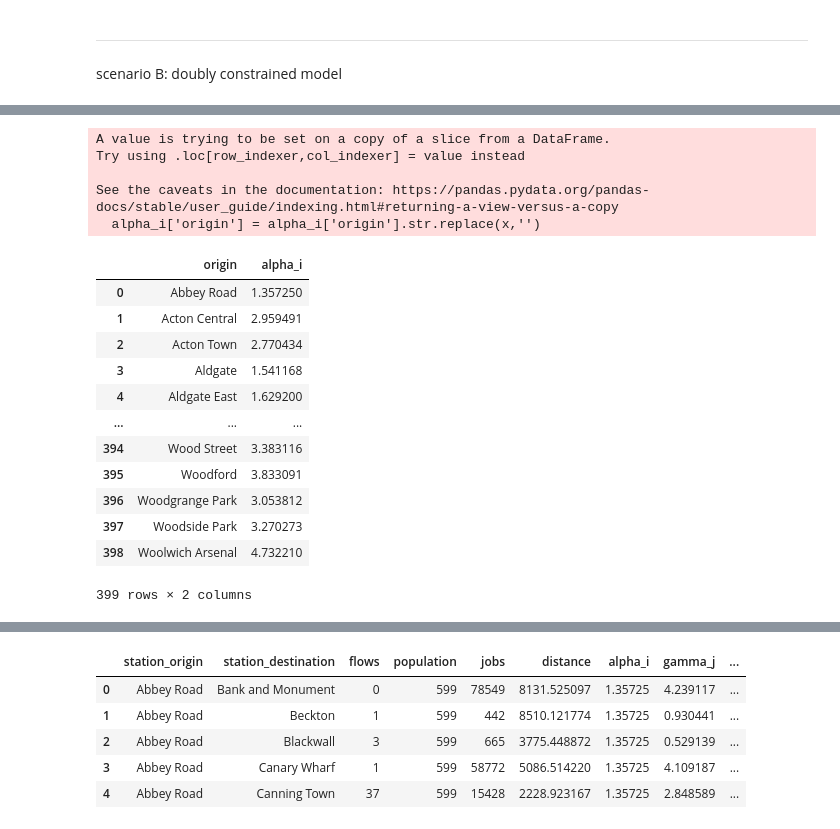
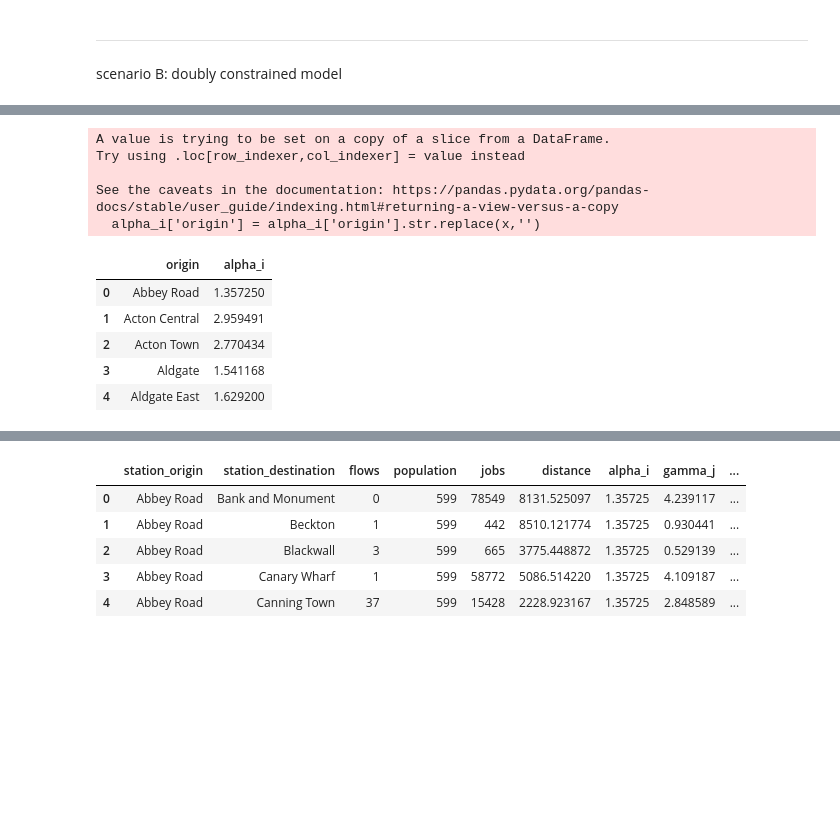
Before and after one commit to CeHouGIS/urban_sim, a Jupyter notebook: urban_sim.ipynb, the cells around one changed output, grey strips where cells are left out. Cells and saved outputs as stored; diff of their text form; code cells hidden in the pictures; blank space fills up the shorter version.

```diff
--- a/urban_sim.ipynb
+++ b/urban_sim.ipynb
@@ -1578,31 +1748,24 @@ coefs = coefs.reset_index()
 # %%
 alpha_i = coefs.iloc[0:399,:]
 alpha_i.columns = ['origin','alpha_i']
 
 to_repl = ['(station_origin)','\[','\]']
 for x in to_repl:
     alpha_i['origin'] = alpha_i['origin'].str.replace(x,'')
 
-alpha_i
+alpha_i.head()
 # %% [output]
 A value is trying to be set on a copy of a slice from a DataFrame.
 Try using .loc[row_indexer,col_indexer] = value instead
 
 See the caveats in the documentation: https://pandas.pydata.org/pandas-docs/stable/user_guide/indexing.html#returning-a-view-versus-a-copy
   alpha_i['origin'] = alpha_i['origin'].str.replace(x,'')
 |  | origin | alpha_i |
 | 0 | Abbey Road | 1.357250 |
 | 1 | Acton Central | 2.959491 |
 | 2 | Acton Town | 2.770434 |
 | 3 | Aldgate | 1.541168 |
 | 4 | Aldgate East | 1.629200 |
-| ... | ... | ... |
-| 394 | Wood Street | 3.383116 |
-| 395 | Woodford | 3.833091 |
-| 396 | Woodgrange Park | 3.053812 |
-| 397 | Woodside Park | 3.270273 |
-| 398 | Woolwich Arsenal | 4.732210 |
-399 rows × 2 columns
 # %%
 gamma_j = coefs.iloc[399:-1,:]
 gamma_j.columns = ['destination','gamma_j']
```
Also changed, not shown: parts of 39 cells of this notebook.
